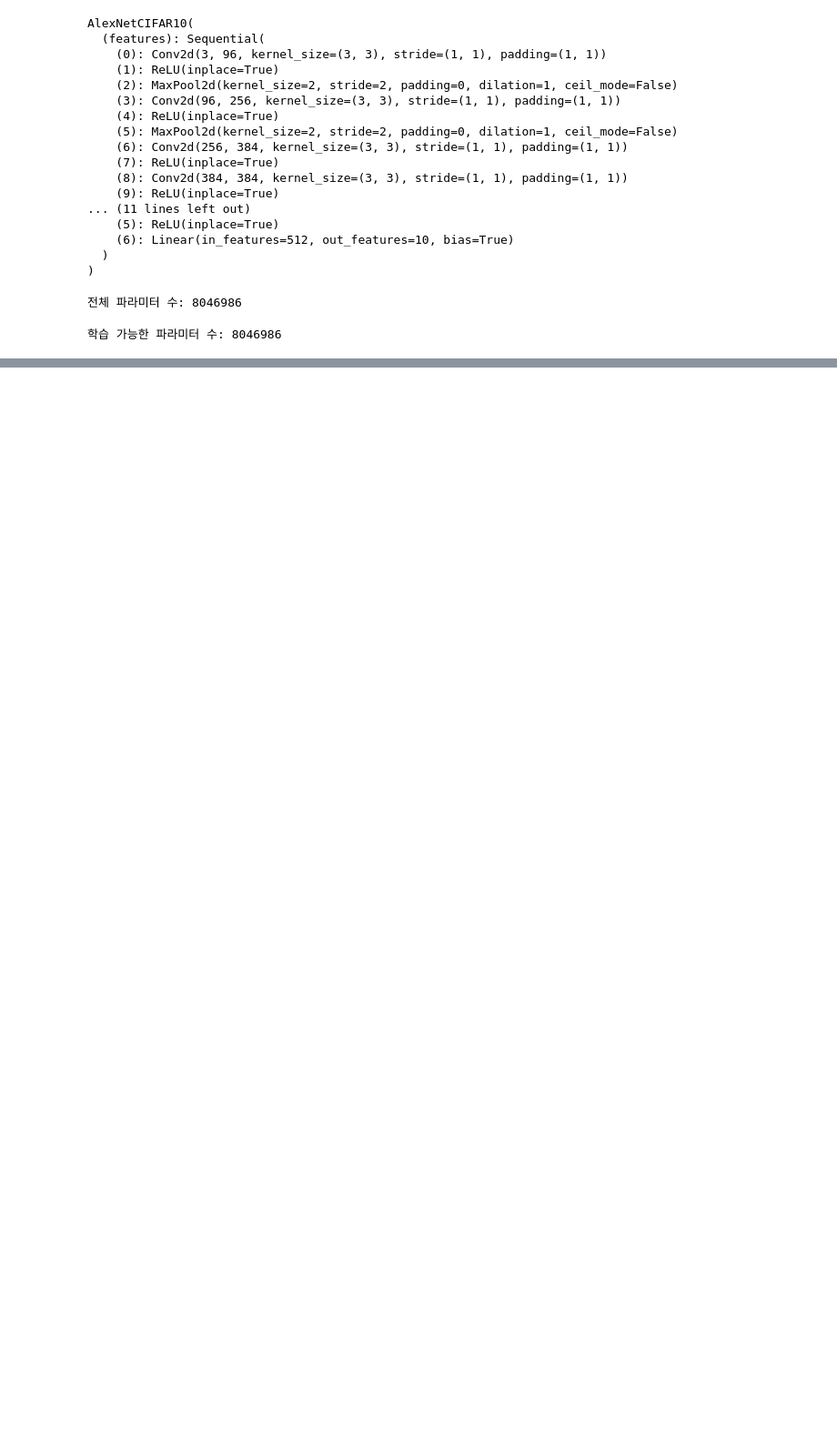
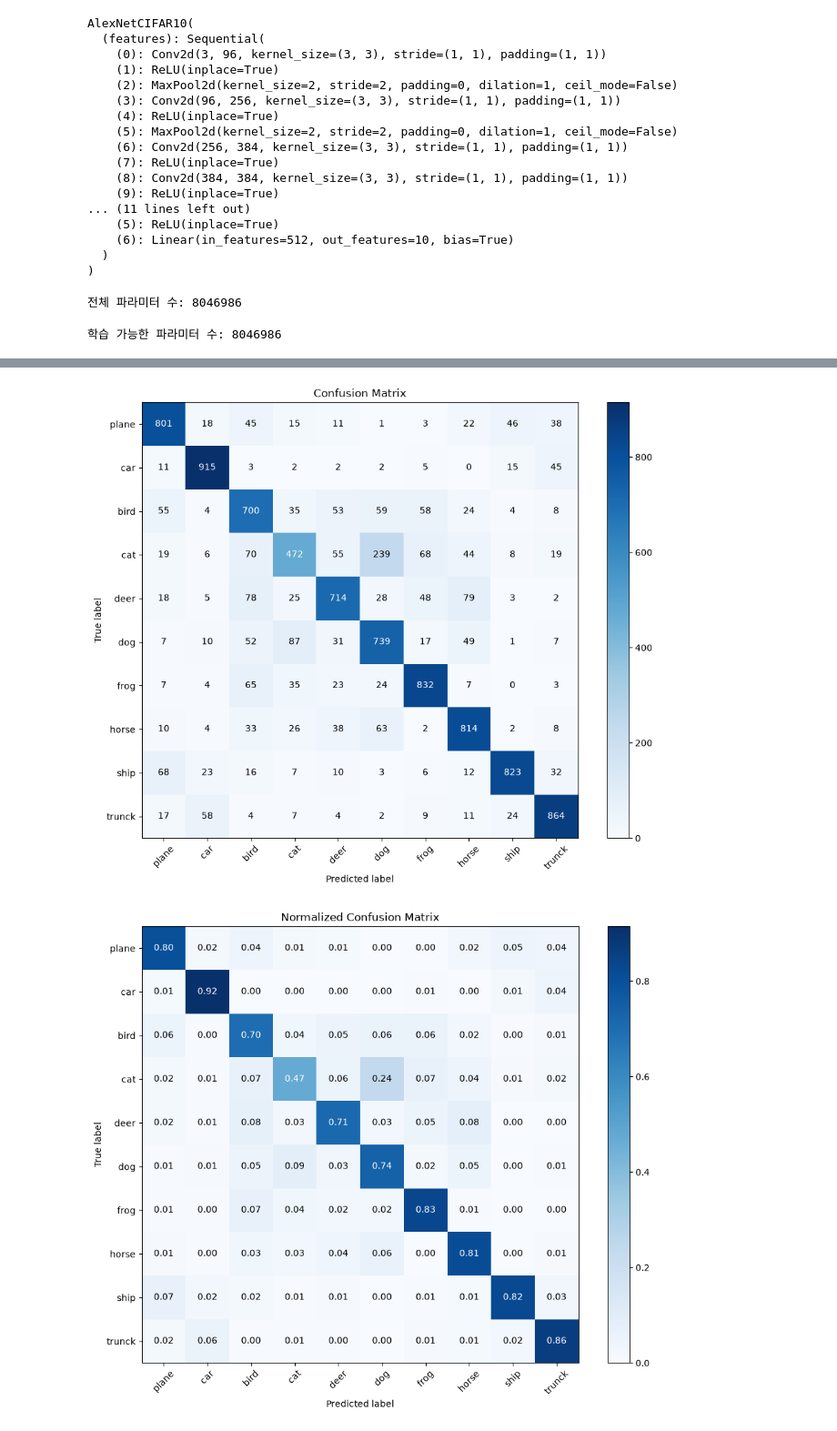
Before and after one commit to harwoon/10_ML_DL, a Jupyter notebook: 13_AlexNet 구현하기.ipynb, the cells around one changed output, grey strips where cells are left out. Shown at 91% size. Saved outputs shown, nothing was run; the diff lists cells and outputs as text; code cells hidden in the pictures; blank space fills up the shorter version.

```diff
--- a/13_AlexNet 구현하기.ipynb
+++ b/13_AlexNet 구현하기.ipynb
@@ -282,0 +514,20 @@ fc layer만 학습시키고, 나머지(cnn등)는 freeze시켜서 그대로 가
+# %%
+def collect_predictions(data_loader, model, device):
+    model.eval()
+    true_labels = []
+    predicted_labels = []
+
+    with torch.inference_mode():
+        for images, labels in data_loader:
+            images = images.to(device)
+            logits = model(images)
+            predictions = logits.argmax(dim=1).cpu()
+            true_labels.extend(labels.numpy().tolist())
+            predicted_labels.extend(predictions.numpy().tolist())
+
+    return np.array(true_labels), np.array(predicted_labels)
+# %%
+true_labels, predicted_labels = collect_predictions(test_loader, model, DEVICE)
+# %%
+confusion = confusion_matrix(true_labels, predicted_labels)
+confusion
@@ -282,0 +545,49 @@ fc layer만 학습시키고, 나머지(cnn등)는 freeze시켜서 그대로 가
+# %%
+def plot_confusion_matrix(matrix, class_names, normalize = False):
+    display_matrix = matrix.astype(float)
+
+    if normalize:
+        row_sums = display_matrix.sum(axis=1, keepdims=True)
+        display_matrix = np.divide(
+            display_matrix,
+            row_sums,
+            out=np.zeros_like(display_matrix),
+            where=row_sums != 0,
+        )
+
+    plt.figure(figsize=(10, 8))
+    plt.imshow(display_matrix, interpolation="nearest", cmap="Blues")
+    plt.title("Normalized Confusion Matrix" if normalize else "Confusion Matrix")
+    plt.colorbar()
+
+    tick_positions = np.arange(len(class_names))
+    plt.xticks(tick_positions, class_names, rotation=45)
+    plt.yticks(tick_positions, class_names)
+
+    threshold = display_matrix.max() / 2
+
+    for row in range(display_matrix.shape[0]):
+        for column in range(display_matrix.shape[1]):
+            value = display_matrix[row, column]
+            text = f"{value:.2f}" if normalize else f"{int(value)}"
+
+            plt.text(
+                column,
+                row,
+                text,
+                ha="center",
+                va="center",
+                color="white" if value > threshold else "black",
+            )
+
+    plt.ylabel("True label")
+    plt.xlabel("Predicted label")
+    plt.tight_layout()
+    plt.show()
+
+
+plot_confusion_matrix(confusion, class_names, normalize=False)
+plot_confusion_matrix(confusion, class_names, normalize=True)
+# %% [output]
+[figure, added]
+[figure, added]
```
Also changed, not shown: parts of 23 cells of this notebook.
